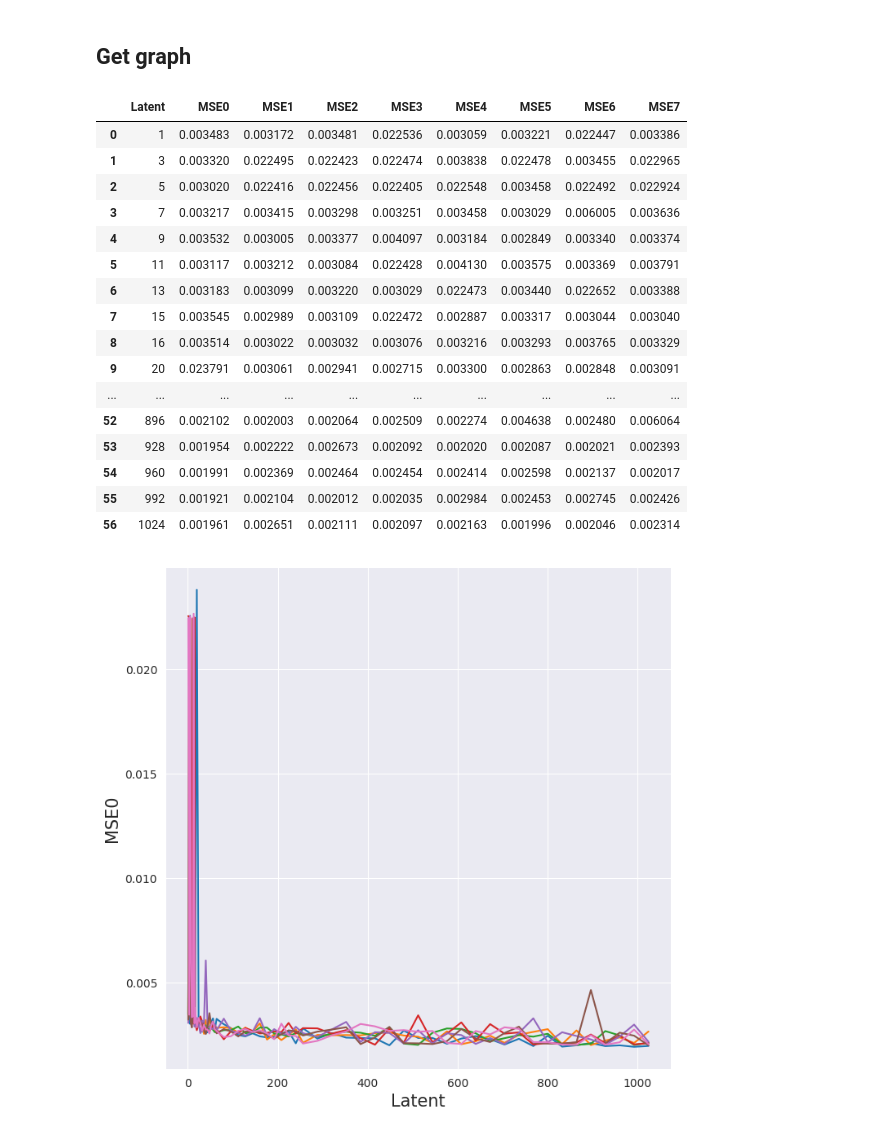
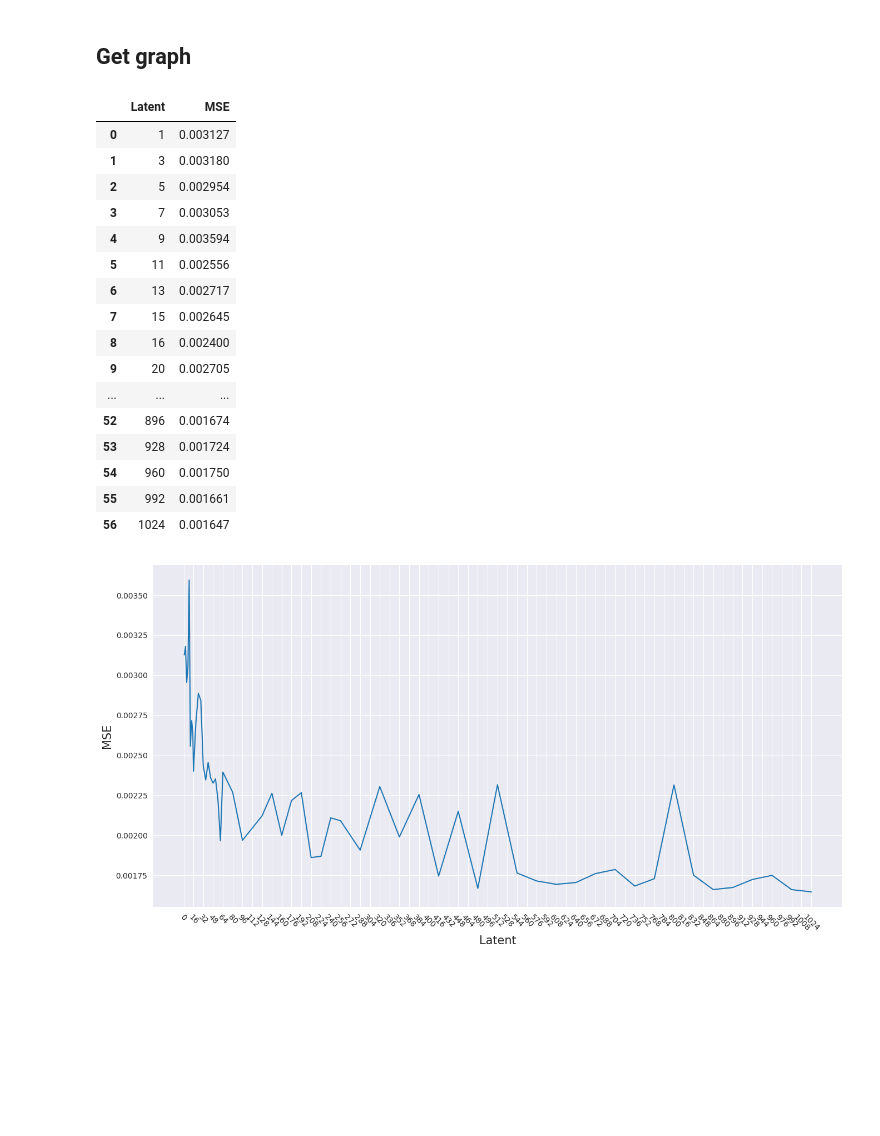
Before and after one commit to eugenioLR/TFM_sun_Autoencoders, a Jupyter notebook: autoencoder_elbow.ipynb, the cells around one changed output. Saved outputs shown, nothing was run; the diff lists cells and outputs as text; code cells hidden in the pictures; blank space fills up the shorter version.

Commit message:
new data for elbow method and noise filtering

```diff
--- a/autoencoder_elbow.ipynb
+++ b/autoencoder_elbow.ipynb
@@ -121,47 +131,43 @@ collected_data_files = [
     "knee_AE0.csv",
     "knee_AE1.csv",
     "knee_AE2.csv",
-    "knee_AE3.csv",
-    "knee_AE4.csv",
-    "knee_AE5.csv",
-    "knee_AE6.csv",
-    "knee_AE7.csv"
+    "knee_AE3.csv"
 ]
 
 
-#collected_data = pd.read_csv("knee_AE0.csv")
+collected_data = pd.read_csv("knee_AE0.csv")
 #collected_data = collected_data.drop(columns=["MSE"])
-collected_data = pd.DataFrame(columns=["Latent", "MSE", "exec"])
+# collected_data = pd.DataFrame(columns=["Latent", "MSE", "exec"])
 for idx, data_file in enumerate(collected_data_files):
     df = pd.read_csv(data_file)
     df["exec"] = idx
-    collected_data = pd.concat(df["MSE"])
+    #collected_data = pd.concat([collected_data, df])
+    collected_data["MSE"] = np.minimum(collected_data["MSE"], df["MSE"])
 
-
-#collected_data["MSE"] /= len(collected_data_files)
 collected_data
 # %% [output]
-|  | Latent | MSE0 | MSE1 | MSE2 | MSE3 | MSE4 | MSE5 | MSE6 | MSE7 |
-| 0 | 1 | 0.003483 | 0.003172 | 0.003481 | 0.022536 | 0.003059 | 0.003221 | 0.022447 | 0.003386 |
-| 1 | 3 | 0.003320 | 0.022495 | 0.022423 | 0.022474 | 0.003838 | 0.022478 | 0.003455 | 0.022965 |
-| 2 | 5 | 0.003020 | 0.022416 | 0.022456 | 0.022405 | 0.022548 | 0.003458 | 0.022492 | 0.022924 |
-| 3 | 7 | 0.003217 | 0.003415 | 0.003298 | 0.003251 | 0.003458 | 0.003029 | 0.006005 | 0.003636 |
-| 4 | 9 | 0.003532 | 0.003005 | 0.003377 | 0.004097 | 0.003184 | 0.002849 | 0.003340 | 0.003374 |
-| 5 | 11 | 0.003117 | 0.003212 | 0.003084 | 0.022428 | 0.004130 | 0.003575 | 0.003369 | 0.003791 |
-| 6 | 13 | 0.003183 | 0.003099 | 0.003220 | 0.003029 | 0.022473 | 0.003440 | 0.022652 | 0.003388 |
-| 7 | 15 | 0.003545 | 0.002989 | 0.003109 | 0.022472 | 0.002887 | 0.003317 | 0.003044 | 0.003040 |
-| 8 | 16 | 0.003514 | 0.003022 | 0.003032 | 0.003076 | 0.003216 | 0.003293 | 0.003765 | 0.003329 |
-| 9 | 20 | 0.023791 | 0.003061 | 0.002941 | 0.002715 | 0.003300 | 0.002863 | 0.002848 | 0.003091 |
-| ... | ... | ... | ... | ... | ... | ... | ... | ... | ... |
-| 52 | 896 | 0.002102 | 0.002003 | 0.002064 | 0.002509 | 0.002274 | 0.004638 | 0.002480 | 0.006064 |
-| 53 | 928 | 0.001954 | 0.002222 | 0.002673 | 0.002092 | 0.002020 | 0.002087 | 0.002021 | 0.002393 |
-| 54 | 960 | 0.001991 | 0.002369 | 0.002464 | 0.002454 | 0.002414 | 0.002598 | 0.002137 | 0.002017 |
-| 55 | 992 | 0.001921 | 0.002104 | 0.002012 | 0.002035 | 0.002984 | 0.002453 | 0.002745 | 0.002426 |
-| 56 | 1024 | 0.001961 | 0.002651 | 0.002111 | 0.002097 | 0.002163 | 0.001996 | 0.002046 | 0.002314 |
+|  | Latent | MSE |
+| 0 | 1 | 0.003127 |
+| 1 | 3 | 0.003180 |
+| 2 | 5 | 0.002954 |
+| 3 | 7 | 0.003053 |
+| 4 | 9 | 0.003594 |
+| 5 | 11 | 0.002556 |
+| 6 | 13 | 0.002717 |
+| 7 | 15 | 0.002645 |
+| 8 | 16 | 0.002400 |
+| 9 | 20 | 0.002705 |
+| ... | ... | ... |
+| 52 | 896 | 0.001674 |
+| 53 | 928 | 0.001724 |
+| 54 | 960 | 0.001750 |
+| 55 | 992 | 0.001661 |
+| 56 | 1024 | 0.001647 |
 # %%
-fig, axes = plt.subplots(1, figsize=(8,8))
+fig, axes = plt.subplots(1, figsize=(16,8))
 
-for col in [f"MSE{i}" for i in range(7)]:
-    sns.lineplot(collected_data, x="Latent", y=col)
+sns.lineplot(collected_data, x="Latent", y="MSE").set(xticks=range(0,1024+16,16))
+axes.set_xticklabels(axes.get_xticklabels(), rotation=-45)
+plt.show()
 # %% [output]
-[figure, old version]
+[figure, new version]
```
Also changed, not shown: parts of 5 cells of this notebook, 6 other files.
